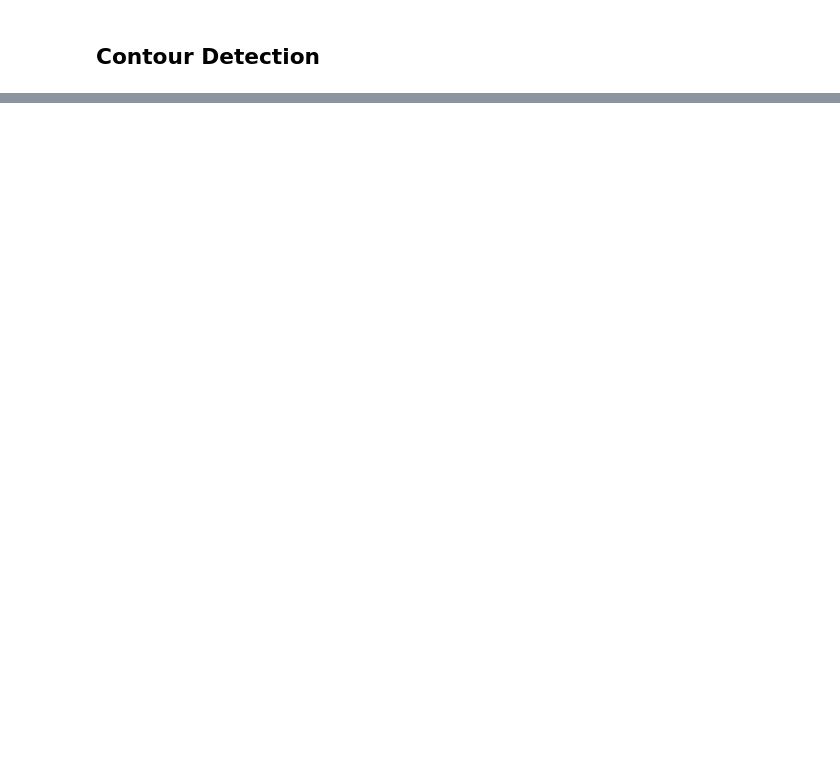
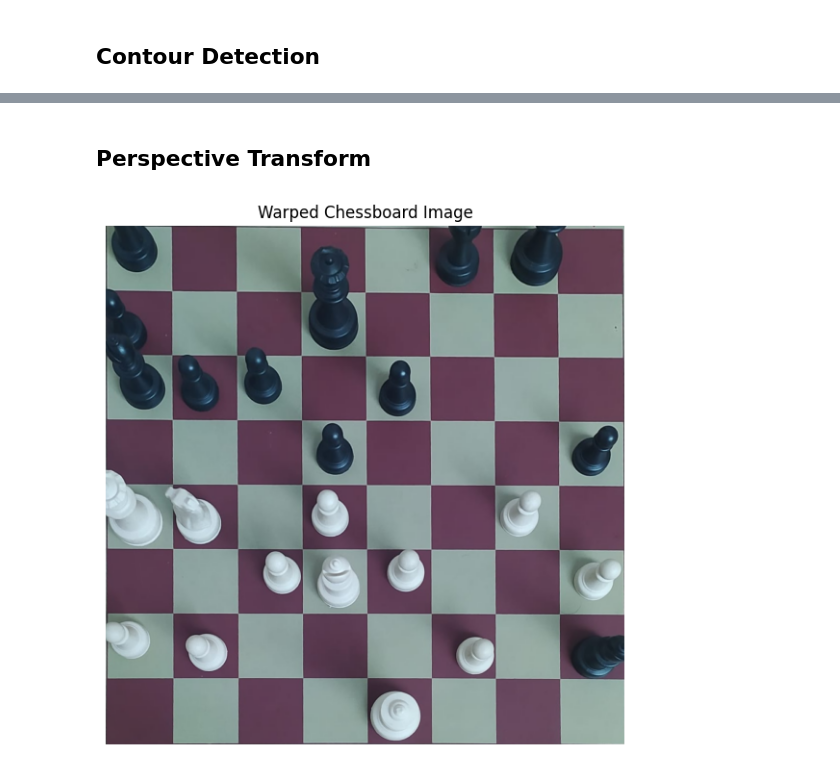
Before and after one commit to JamieYau/chess-vision, a Jupyter notebook: notebooks/chess_recognition.ipynb, the cells around one changed output, grey strips where cells are left out. Cells and saved outputs as stored; diff of their text form; code cells hidden in the pictures; blank space fills up the shorter version.

```diff
--- a/notebooks/chess_recognition.ipynb
+++ b/notebooks/chess_recognition.ipynb
@@ -180,0 +184,37 @@ Bottom-right: (np.int32(1023), np.int32(979))
+# %% [markdown]
+## Perspective Transform
+# %%
+# Size of the output image
+width, height = 1200, 1200
+
+# Prepare the source points
+src_points = np.array([
+    top_left,
+    top_right,
+    bottom_right,
+    bottom_left
+], dtype='float32')
+
+# Prepare the destination points
+dst_points = np.array([
+    [0, 0],  # Top-left
+    [width, 0],  # Top-right
+    [width, height],  # Bottom-right
+    [0, height]  # Bottom-left
+], dtype='float32')
+
+
+# Calculate the perspective transform matrix
+perspective_matrix = cv2.getPerspectiveTransform(src_points, dst_points)
+
+# Apply the perspective transform to the original image
+warped_image = cv2.warpPerspective(image, perspective_matrix, (width, height))
+
+# Display the warped image
+plt.figure(figsize=(9, 7))
+plt.title("Warped Chessboard Image")
+plt.imshow(cv2.cvtColor(warped_image, cv2.COLOR_BGR2RGB))
+plt.axis('off')  # Hide axes
+plt.show()
+# %% [output]
+[figure, added]
```
Also changed, not shown: parts of 6 cells of this notebook.
